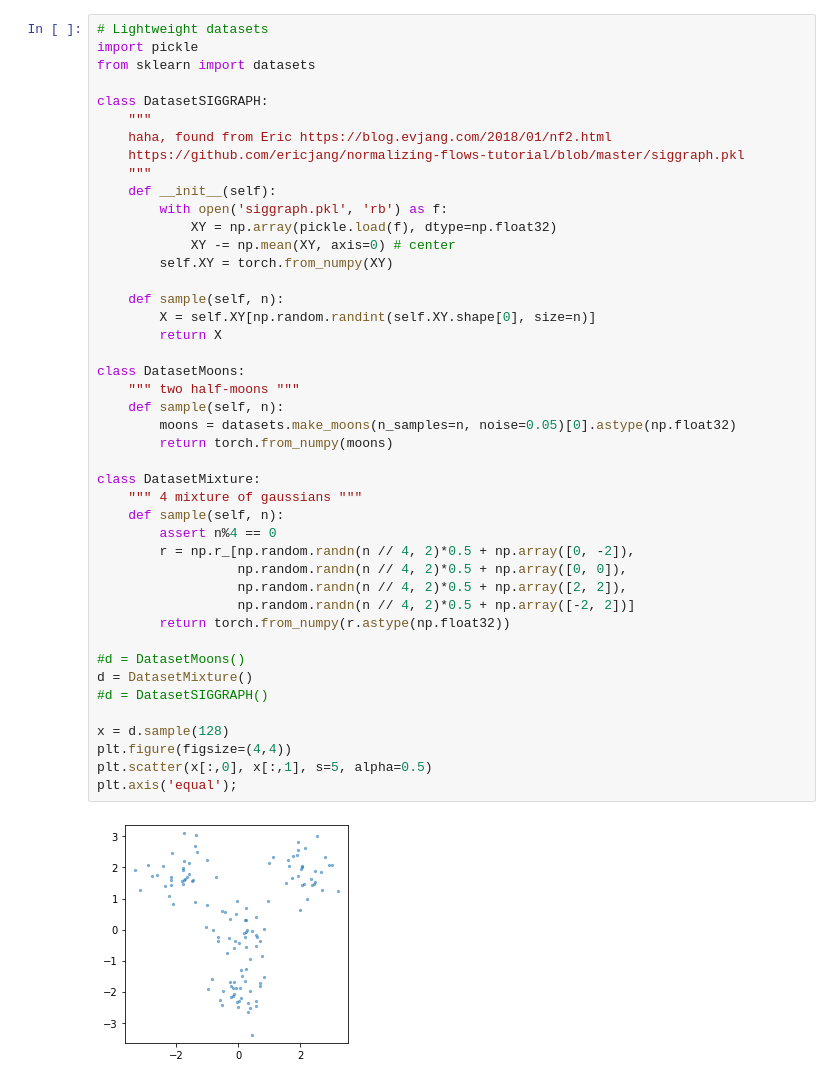
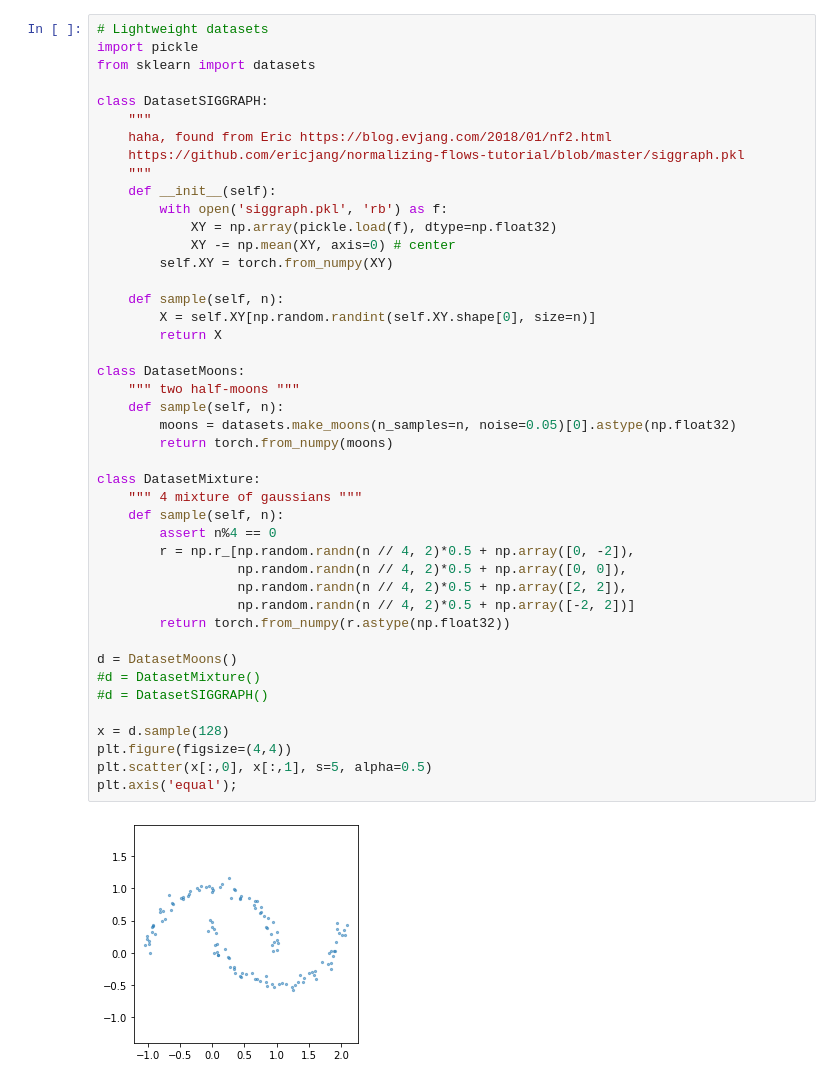
Before and after one commit to karpathy/pytorch-normalizing-flows, a Jupyter notebook: nflib1.ipynb, the cells around one changed output. Drawn from its saved outputs; the diff is of its cells as text.

```diff
--- a/nflib1.ipynb
+++ b/nflib1.ipynb
@@ -43,36 +44,36 @@ class DatasetSIGGRAPH:
             XY -= np.mean(XY, axis=0) # center
         self.XY = torch.from_numpy(XY)
 
     def sample(self, n):
         X = self.XY[np.random.randint(self.XY.shape[0], size=n)]
         return X
 
 class DatasetMoons:
     """ two half-moons """
     def sample(self, n):
         moons = datasets.make_moons(n_samples=n, noise=0.05)[0].astype(np.float32)
         return torch.from_numpy(moons)
 
 class DatasetMixture:
     """ 4 mixture of gaussians """
     def sample(self, n):
         assert n%4 == 0
         r = np.r_[np.random.randn(n // 4, 2)*0.5 + np.array([0, -2]),
                   np.random.randn(n // 4, 2)*0.5 + np.array([0, 0]),
                   np.random.randn(n // 4, 2)*0.5 + np.array([2, 2]),
                   np.random.randn(n // 4, 2)*0.5 + np.array([-2, 2])]
         return torch.from_numpy(r.astype(np.float32))
 
-#d = DatasetMoons()
-d = DatasetMixture()
+d = DatasetMoons()
+#d = DatasetMixture()
 #d = DatasetSIGGRAPH()
 
 x = d.sample(128)
 plt.figure(figsize=(4,4))
 plt.scatter(x[:,0], x[:,1], s=5, alpha=0.5)
 plt.axis('equal');
 # %% [output]
-[figure, old version]
+[figure, new version]
 # %%
 # construct a model
 #prior = MultivariateNormal(torch.zeros(2), torch.eye(2))
```
Also changed, not shown: parts of 7 cells of this notebook, 1 other file.
